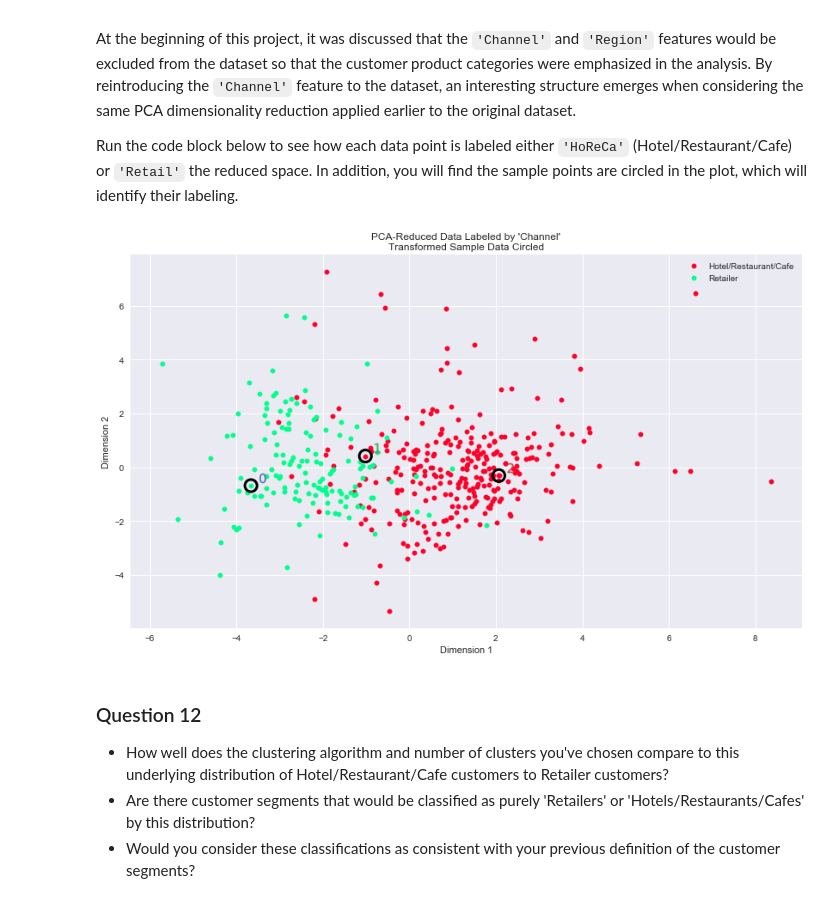
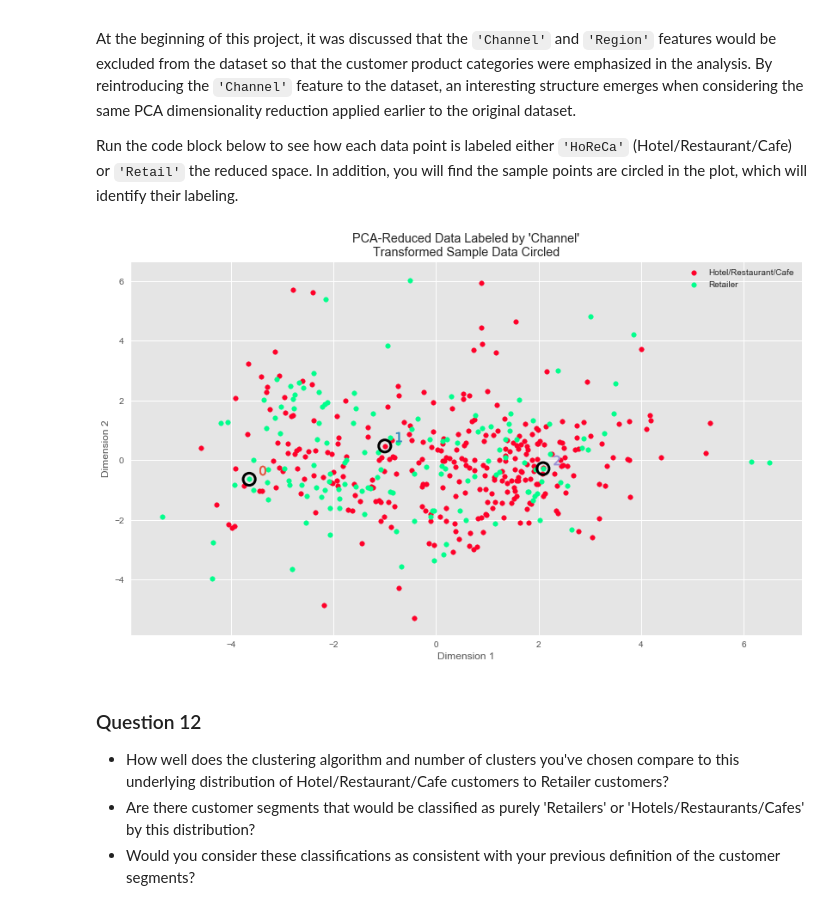
Before and after one commit to ricklentz/machine-learning, a Jupyter notebook: projects/customer_segments/customer_segments.ipynb, the cells around one changed output. Cells and saved outputs as stored; diff of their text form; code cells hidden in the pictures.

```diff
--- a/projects/customer_segments/customer_segments.ipynb
+++ b/projects/customer_segments/customer_segments.ipynb
@@ -284,12 +284,19 @@ for feature in log_data.keys():
 
     # Display the outliers
     print "Data points considered outliers for the feature '{}':".format(feature)
-    display(log_data[~((log_data[feature] >= Q1 - step) & (log_data[feature] <= Q3 + step))])
+    local_outliers = log_data[~((log_data[feature] >= Q1 - step) & (log_data[feature] <= Q3 + step))]
+    display(local_outliers)
 
-    #np.append(outliers,log_data[~((log_data[feature] >= Q1 - step) & (log_data[feature] <= Q3 + step))])
+    outliers = np.append(outliers,local_outliers.index.values)
+
+# select the top outliers for removal
+unique, counts = np.unique(outliers, return_counts=True)
+high_value_outliers = dict((k, v) for k, v in dict(zip(unique, counts)).items() if v >= 2)
+print("These outliers occured in more than one feature: ")
+print(high_value_outliers.keys())
 
 # Remove the outliers, if any were specified
-good_data = log_data.drop(log_data.index[outliers]).reset_index(drop = True)
+good_data = log_data.drop(log_data.index[high_value_outliers.keys()]).reset_index(drop = True)
 # %% [output]
 Data points considered outliers for the feature 'Fresh':
 |  | Fresh | Milk | Grocery | Frozen | Detergents_Paper | Delicatessen |
@@ -562,6 +585,8 @@ In the code block below, you will need to implement the following:
  - Apply the inverse transform to `centers` using `pca.inverse_transform` and assign the new centers to `log_centers`.
  - Apply the inverse function of `np.log` to `log_centers` using `np.exp` and assign the true centers to `true_centers`.
 # %%
+from matplotlib import pyplot as plt
+
 # Inverse transform the centers
 log_centers = pca.inverse_transform(centers)
 
@@ -573,5 +598,15 @@ segments = ['Segment {}'.format(i) for i in range(0,len(centers))]
 true_centers = pd.DataFrame(np.round(true_centers), columns = data.keys())
 true_centers.index = segments
 display(true_centers)
+
+compare = true_centers.copy()
+compare.loc[true_centers.shape[0]] = data.median()
+
+
+plt.style.use('ggplot')
+compare.plot(kind='bar')
+labels = true_centers.index.values.tolist()
+labels.append("Data Median")
+plt.show()
 # %% [output]
 |  | Fresh | Milk | Grocery | Frozen | Detergents_Paper | Delicatessen |
@@ -646,9 +684,10 @@ At the beginning of this project, it was discussed that the `'Channel'` and `'Re
 Run the code block below to see how each data point is labeled either `'HoReCa'` (Hotel/Restaurant/Cafe) or `'Retail'` the reduced space. In addition, you will find the sample points are circled in the plot, which will identify their labeling.
 # %%
 # Display the clustering results based on 'Channel' data
+outliers = []
 vs.channel_results(reduced_data, outliers, pca_samples)
 # %% [output]
-[figure, old version]
+[figure, new version]
 # %% [markdown]
 ### Question 12
 
```
Also changed, not shown: parts of 20 cells of this notebook, 1 other file.
